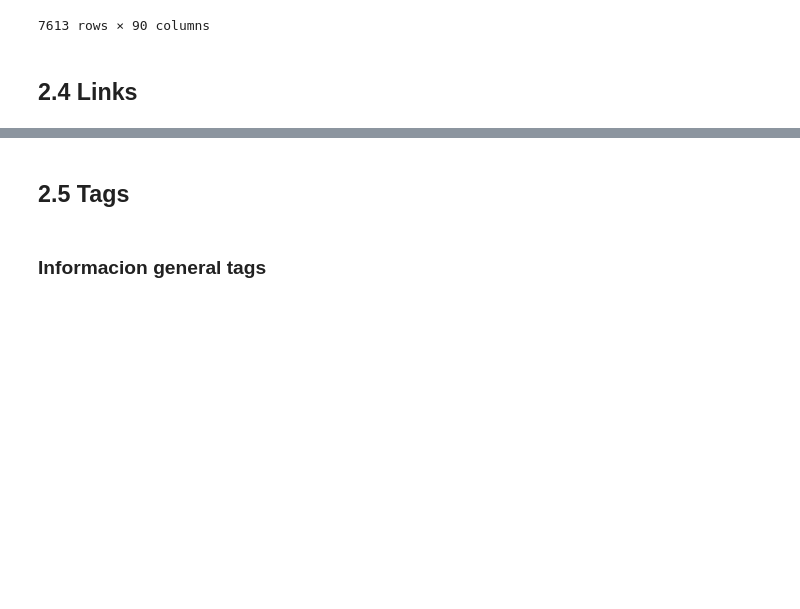
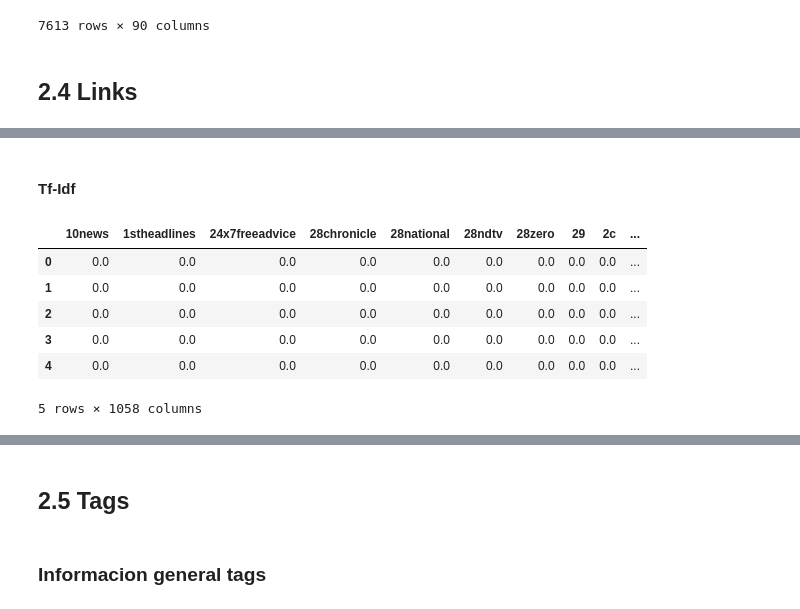
Before and after one commit to anichucai/7506-Datos-datos-tp2, a Jupyter notebook: Features.ipynb, the cells around one changed output, grey strips where cells are left out. Drawn from its saved outputs; the diff is of its cells as text; code cells hidden in the pictures; blank space fills up the shorter version.

```diff
--- a/Features.ipynb
+++ b/Features.ipynb
@@ -1728,0 +1657,24 @@ df_tf_idf_smooth_domain.head()
+# %% [markdown]
+#### Tf-Idf
+# %%
+# Without Smoothing:
+
+tf_idf_vec = TfidfVectorizer(use_idf=True,
+                        smooth_idf=False,
+                        ngram_range=(1,1),stop_words='english') # to use only  bigrams ngram_range=(2,2)
+#transform
+tf_idf_data = tf_idf_vec.fit_transform(corpus)
+
+#create dataframe
+df_tf_idf_domain_train=pd.DataFrame(tf_idf_data.toarray(),columns=tf_idf_vec.get_feature_names())
+df_tf_idf_domain_train.set_index(bow_domain_train_index)
+
+df_tf_idf_domain_train.head()
+# %% [output]
+|  | 10news | 1stheadlines | 24x7freeadvice | 28chronicle | 28national | 28ndtv | 28zero | 29 | 2c | ... |
+| 0 | 0.0 | 0.0 | 0.0 | 0.0 | 0.0 | 0.0 | 0.0 | 0.0 | 0.0 | ... |
+| 1 | 0.0 | 0.0 | 0.0 | 0.0 | 0.0 | 0.0 | 0.0 | 0.0 | 0.0 | ... |
+| 2 | 0.0 | 0.0 | 0.0 | 0.0 | 0.0 | 0.0 | 0.0 | 0.0 | 0.0 | ... |
+| 3 | 0.0 | 0.0 | 0.0 | 0.0 | 0.0 | 0.0 | 0.0 | 0.0 | 0.0 | ... |
+| 4 | 0.0 | 0.0 | 0.0 | 0.0 | 0.0 | 0.0 | 0.0 | 0.0 | 0.0 | ... |
+5 rows × 1058 columns
```
Also changed, not shown: parts of 53 cells of this notebook, 12 other files.
